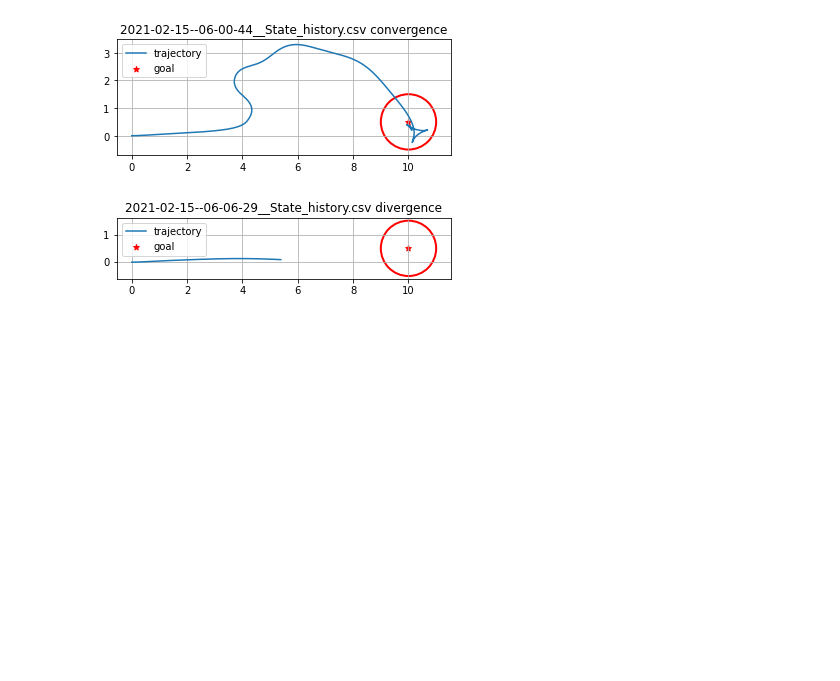
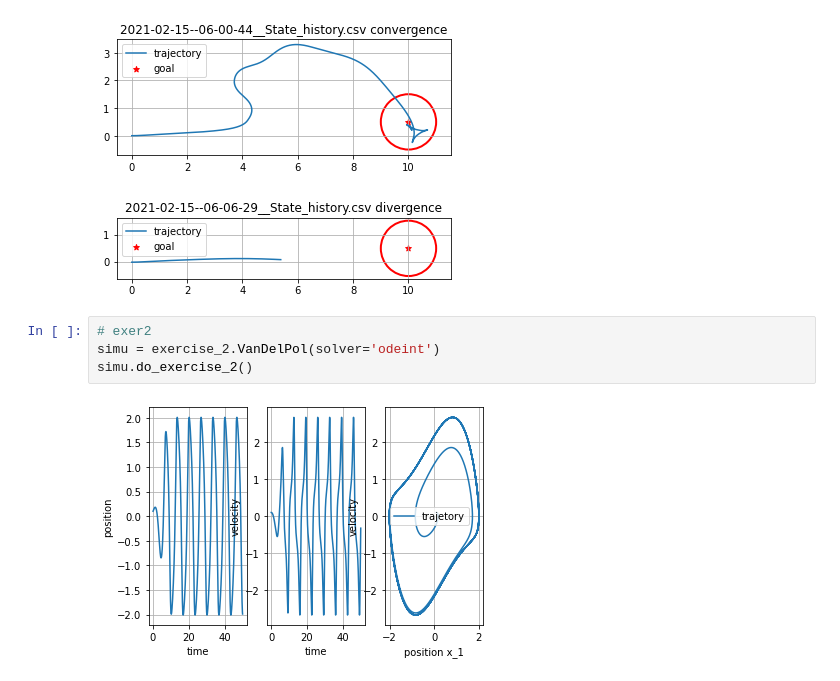
Before and after one commit to YoshimitsuMatsutaIe/ans_2021, a Jupyter notebook: exercise_py/test.ipynb, the cells around one changed output. Drawn from its saved outputs; the diff is of its cells as text; blank space fills up the shorter version.

```diff
--- a/exercise_py/test.ipynb
+++ b/exercise_py/test.ipynb
@@ -39,3 +41,9 @@ List of converged data. radius of convergence = 1.0, stable time = 3.0.
 [figure]
 [figure]
 [figure]
+# %%
+# exer2
+simu = exercise_2.VanDelPol(solver='odeint')
+simu.do_exercise_2()
+# %% [output]
+[figure, added]
```
Also changed, not shown: parts of 9 cells of this notebook, 1 other file.
